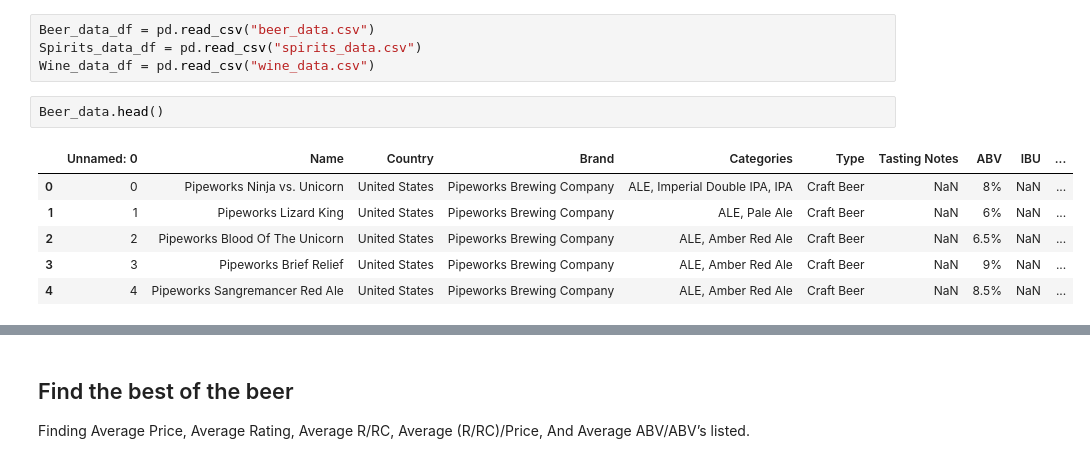
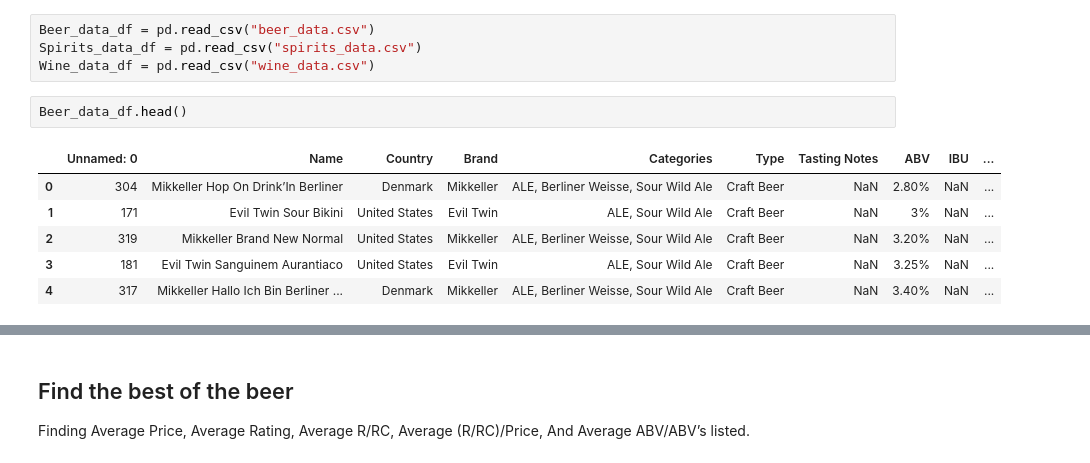
Before and after one commit to JShields07/Project-1, a Jupyter notebook: Main file.ipynb, the cells around one changed output, grey strips where cells are left out. Drawn from its saved outputs; the diff is of its cells as text.

```diff
--- a/Main file.ipynb
+++ b/Main file.ipynb
@@ -37,12 +40,12 @@ Beer_data_df = pd.read_csv("beer_data.csv")
 Spirits_data_df = pd.read_csv("spirits_data.csv")
 Wine_data_df = pd.read_csv("wine_data.csv")
 # %%
-Beer_data.head()
+Beer_data_df.head()
 # %% [output]
 |  | Unnamed: 0 | Name | Country | Brand | Categories | Type | Tasting Notes | ABV | IBU | ... |
-| 0 | 0 | Pipeworks Ninja vs. Unicorn | United States | Pipeworks Brewing Company | ALE, Imperial Double IPA, IPA | Craft Beer | NaN | 8% | NaN | ... |
-| 1 | 1 | Pipeworks Lizard King | United States | Pipeworks Brewing Company | ALE, Pale Ale | Craft Beer | NaN | 6% | NaN | ... |
-| 2 | 2 | Pipeworks Blood Of The Unicorn | United States | Pipeworks Brewing Company | ALE, Amber Red Ale | Craft Beer | NaN | 6.5% | NaN | ... |
-| 3 | 3 | Pipeworks Brief Relief | United States | Pipeworks Brewing Company | ALE, Amber Red Ale | Craft Beer | NaN | 9% | NaN | ... |
-| 4 | 4 | Pipeworks Sangremancer Red Ale | United States | Pipeworks Brewing Company | ALE, Amber Red Ale | Craft Beer | NaN | 8.5% | NaN | ... |
+| 0 | 304 | Mikkeller Hop On Drink’In Berliner | Denmark | Mikkeller | ALE, Berliner Weisse, Sour Wild Ale | Craft Beer | NaN | 2.80% | NaN | ... |
+| 1 | 171 | Evil Twin Sour Bikini | United States | Evil Twin | ALE, Sour Wild Ale | Craft Beer | NaN | 3% | NaN | ... |
+| 2 | 319 | Mikkeller Brand New Normal | United States | Mikkeller | ALE, Berliner Weisse, Sour Wild Ale | Craft Beer | NaN | 3.20% | NaN | ... |
+| 3 | 181 | Evil Twin Sanguinem Aurantiaco | United States | Evil Twin | ALE, Sour Wild Ale | Craft Beer | NaN | 3.25% | NaN | ... |
+| 4 | 317 | Mikkeller Hallo Ich Bin Berliner ... | Denmark | Mikkeller | ALE, Berliner Weisse, Sour Wild Ale | Craft Beer | NaN | 3.40% | NaN | ... |
 # %%
```
Also changed, not shown: parts of 14 cells of this notebook.
